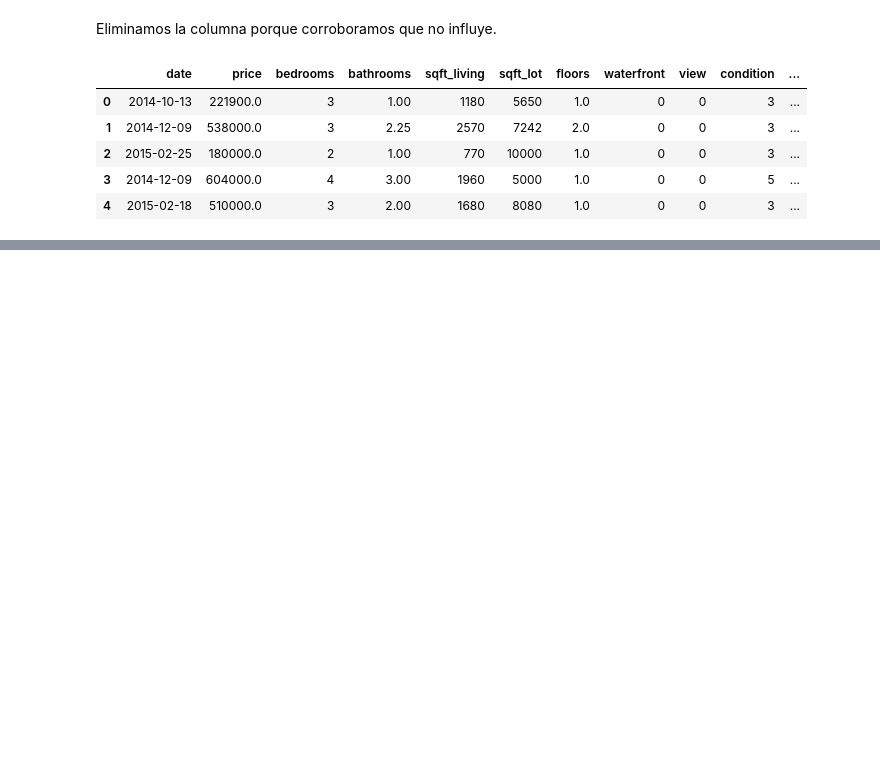
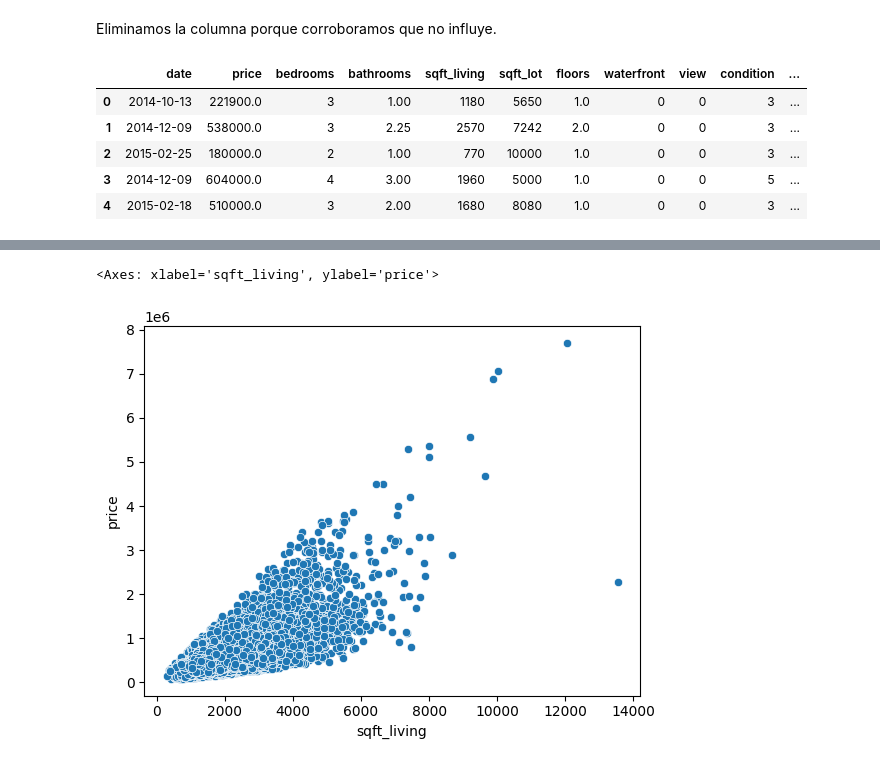
Before and after one commit to AI-School-F5-P2/Ml_training_SGS, a Jupyter notebook: UK houses.ipynb, the cells around one changed output, grey strips where cells are left out. Drawn from its saved outputs; the diff is of its cells as text; code cells hidden in the pictures; blank space fills up the shorter version.

Commit message:
feat: estudiamos las correlaciones con la variable price y eliminamos date

```diff
--- a/UK houses.ipynb
+++ b/UK houses.ipynb
@@ -375,0 +416,5 @@ df.head()
+# %%
+sns.scatterplot(y='price',x='sqft_living',data=df)
+# %% [output]
+<Axes: xlabel='sqft_living', ylabel='price'>
+[figure, added]
```
Also changed, not shown: parts of 11 cells of this notebook.
